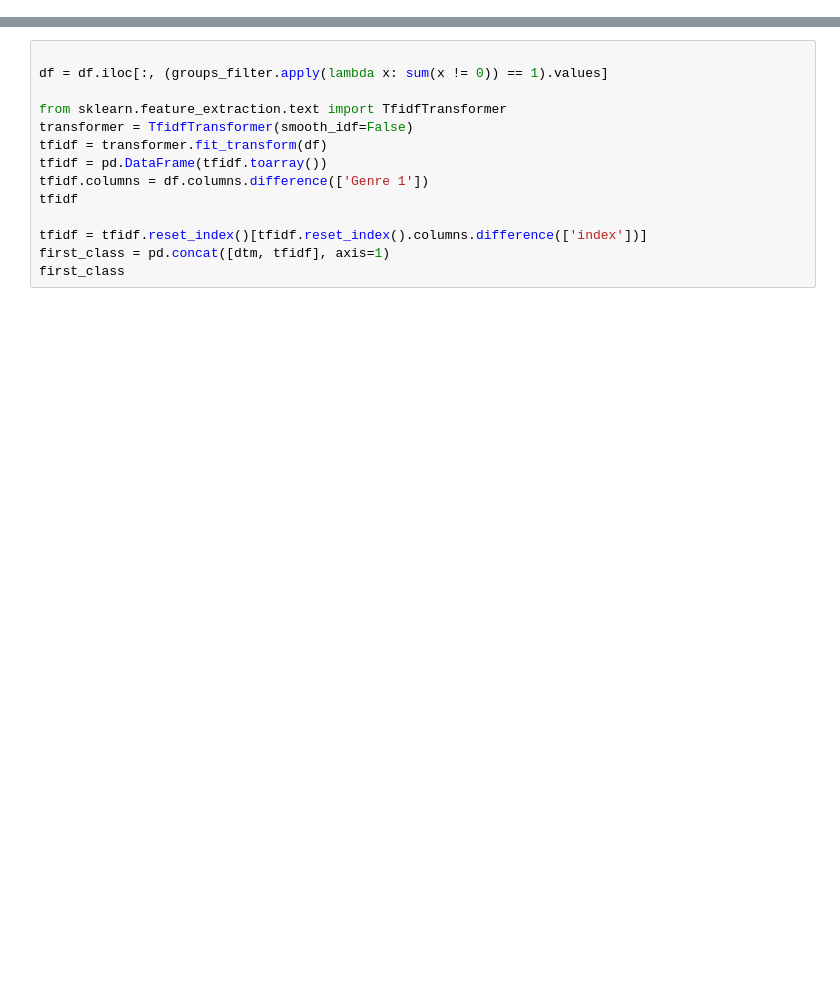
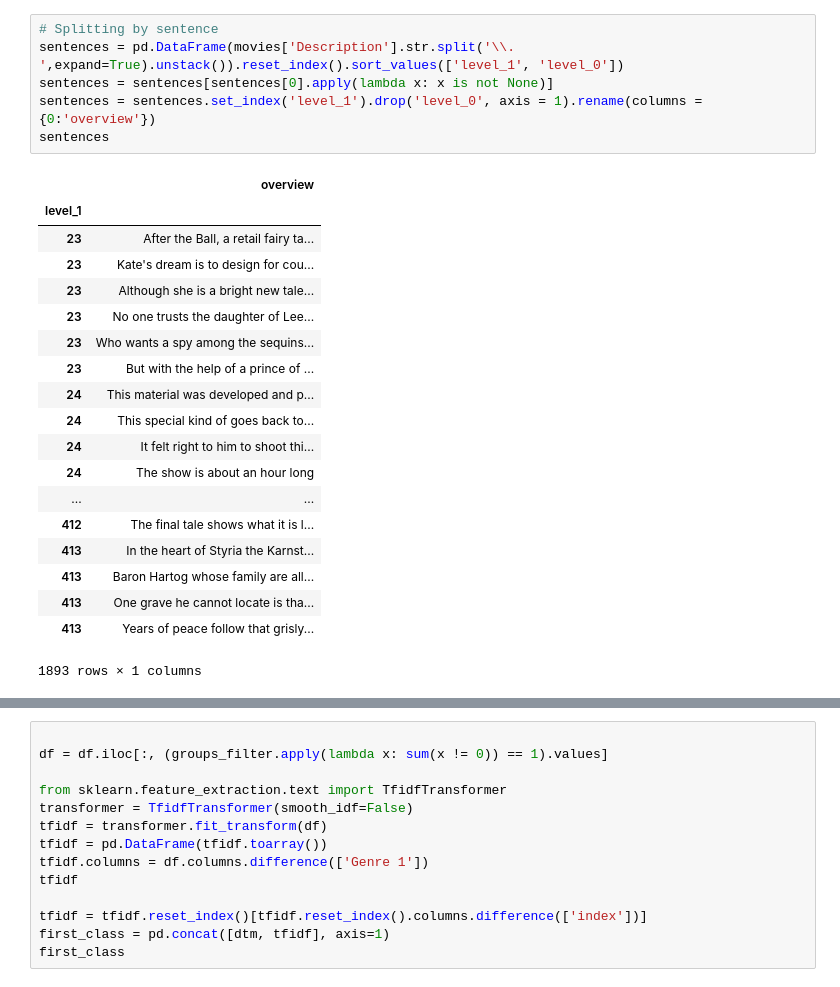
Before and after one commit to mjpriv/mgr, a Jupyter notebook: tda/zadrozny_analysis.ipynb, the cells around one changed output, grey strips where cells are left out. Cells and saved outputs as stored; diff of their text form; blank space fills up the shorter version.

```diff
--- a/tda/zadrozny_analysis.ipynb
+++ b/tda/zadrozny_analysis.ipynb
@@ -88,0 +44,26 @@ df
+# %%
+# Splitting by sentence
+sentences = pd.DataFrame(movies['Description'].str.split('\\. ',expand=True).unstack()).reset_index().sort_values(['level_1', 'level_0'])
+sentences = sentences[sentences[0].apply(lambda x: x is not None)]
+sentences = sentences.set_index('level_1').drop('level_0', axis = 1).rename(columns = {0:'overview'})
+sentences
+# %% [output]
+|  | overview |
+| level_1 |  |
+| 23 | After the Ball, a retail fairy ta... |
+| 23 | Kate's dream is to design for cou... |
+| 23 | Although she is a bright new tale... |
+| 23 | No one trusts the daughter of Lee... |
+| 23 | Who wants a spy among the sequins... |
+| 23 | But with the help of a prince of ... |
+| 24 | This material was developed and p... |
+| 24 | This special kind of goes back to... |
+| 24 | It felt right to him to shoot thi... |
+| 24 | The show is about an hour long |
+| ... | ... |
+| 412 | The final tale shows what it is l... |
+| 413 | In the heart of Styria the Karnst... |
+| 413 | Baron Hartog whose family are all... |
+| 413 | One grave he cannot locate is tha... |
+| 413 | Years of peace follow that grisly... |
+1893 rows × 1 columns
```
Also changed, not shown: parts of 25 cells of this notebook, 15 other files.
